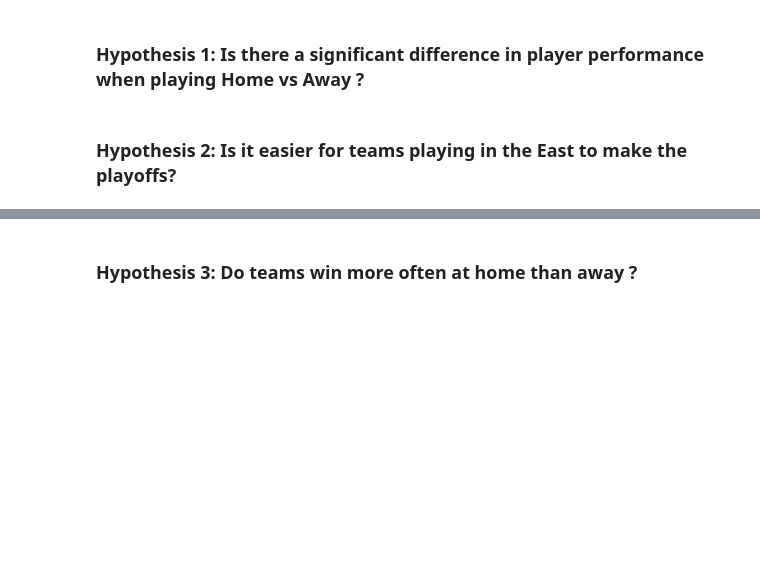
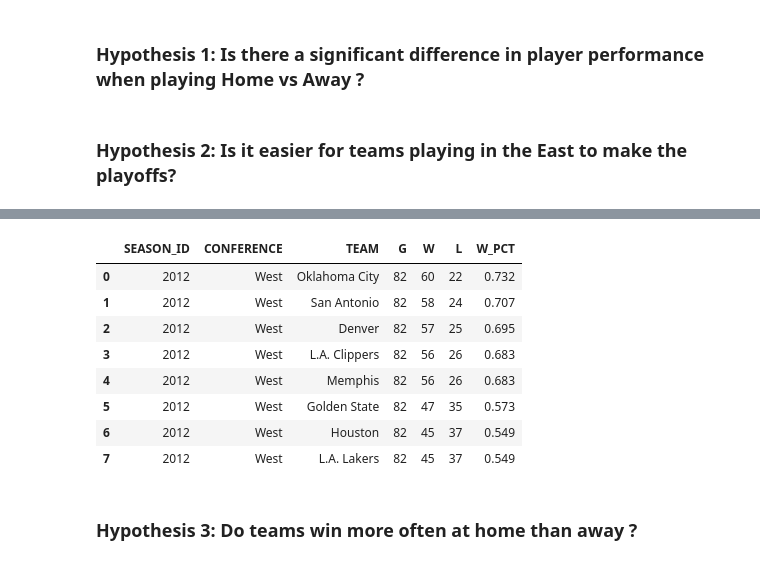
Before and after one commit to KGharib/Hypothesis-Testing-on-18-Seasons-of-NBA-Dataset, a Jupyter notebook: NBA_Marc.ipynb, the cells around one changed output, grey strips where cells are left out. Drawn from its saved outputs; the diff is of its cells as text; code cells hidden in the pictures; blank space fills up the shorter version.

```diff
--- a/NBA_Marc.ipynb
+++ b/NBA_Marc.ipynb
@@ -445,7 +445,12 @@ ranking_df.head()
 seasons_ids = list(ranking_df["SEASON_ID"].unique())
 seasons_df = []
 for season_id in seasons_ids:
+    n = str(season_id)[0]
+    if n == "1":
+        continue
     df = ranking_df[ranking_df["SEASON_ID"] == season_id]
-    df.drop_duplicates(subset="TEAM")
+    df = df.drop_duplicates(subset="TEAM")
+    df["SEASON_ID"][:] = str(season_id)[1:]
+    df = df.reset_index()
+    df = df[["SEASON_ID", "CONFERENCE", "TEAM", "G", "W", "L", "W_PCT"]]
     seasons_df.append(df)
-seasons_df[1]
@@ -471,2 +457,14 @@ seasons_df[1]
+# %%
+seasons_df[1][:8]
+# %% [output]
+|  | SEASON_ID | CONFERENCE | TEAM | G | W | L | W_PCT |
+| 0 | 2012 | West | Oklahoma City | 82 | 60 | 22 | 0.732 |
+| 1 | 2012 | West | San Antonio | 82 | 58 | 24 | 0.707 |
+| 2 | 2012 | West | Denver | 82 | 57 | 25 | 0.695 |
+| 3 | 2012 | West | L.A. Clippers | 82 | 56 | 26 | 0.683 |
+| 4 | 2012 | West | Memphis | 82 | 56 | 26 | 0.683 |
+| 5 | 2012 | West | Golden State | 82 | 47 | 35 | 0.573 |
+| 6 | 2012 | West | Houston | 82 | 45 | 37 | 0.549 |
+| 7 | 2012 | West | L.A. Lakers | 82 | 45 | 37 | 0.549 |
 # %% [markdown]
 ### Hypothesis 3: Do teams win more often at home than away ?
```
Also changed, not shown: parts of 1 cell of this notebook.
